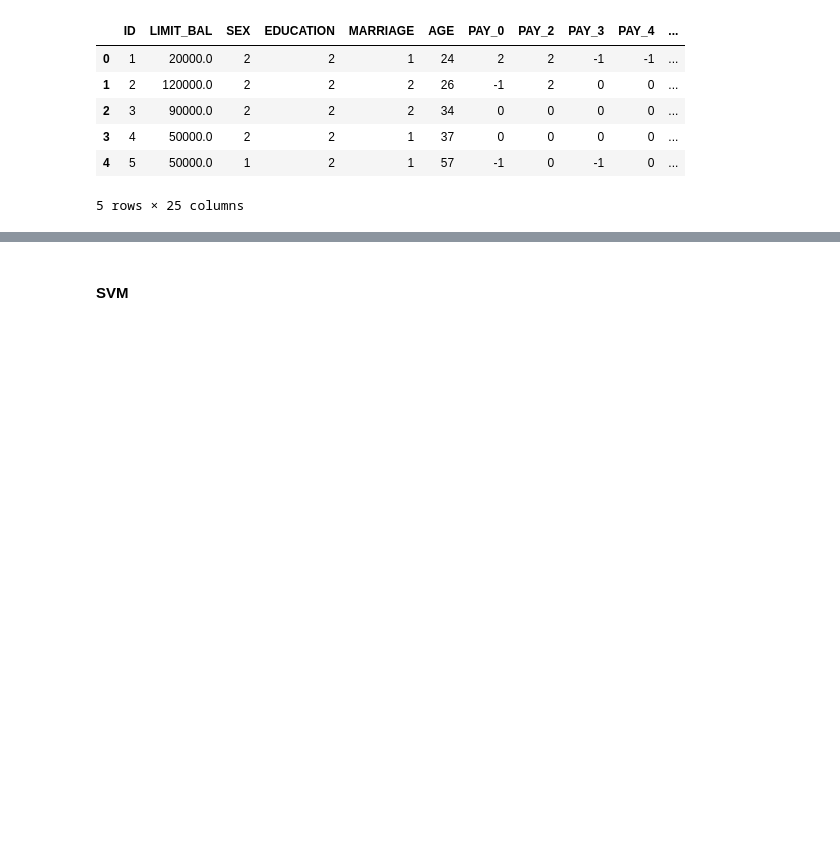
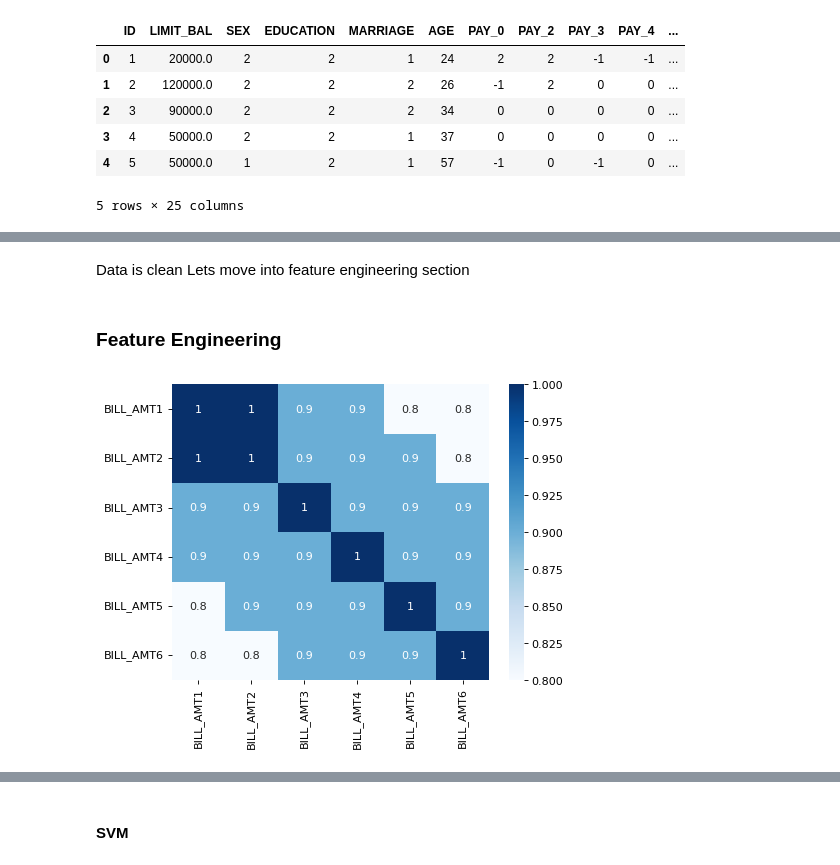
Before and after one commit to sabhashanki/Credit_Card_Default_iNeuron, a Jupyter notebook: credit_card.ipynb, the cells around one changed output, grey strips where cells are left out. Saved outputs shown, nothing was run; the diff lists cells and outputs as text; code cells hidden in the pictures; blank space fills up the shorter version.

```diff
--- a/credit_card.ipynb
+++ b/credit_card.ipynb
@@ -62,3 +77,15 @@ PAY_AMT5                      0
 PAY_AMT6                      0
 default.payment.next.month    0
 dtype: int64
+# %% [markdown]
+Data is clean Lets move into feature engineering section
+# %% [markdown]
+### Feature Engineering
+# %%
+plt.figure(dpi=80)
+sns.heatmap(np.round(df[['BILL_AMT1', 'BILL_AMT2',
+       'BILL_AMT3', 'BILL_AMT4', 'BILL_AMT5', 'BILL_AMT6']].corr(),1),annot=True, cmap="Blues")
+
+plt.show()
+# %% [output]
+[figure, added]
```
Also changed, not shown: parts of 44 cells of this notebook, 1 other file.
